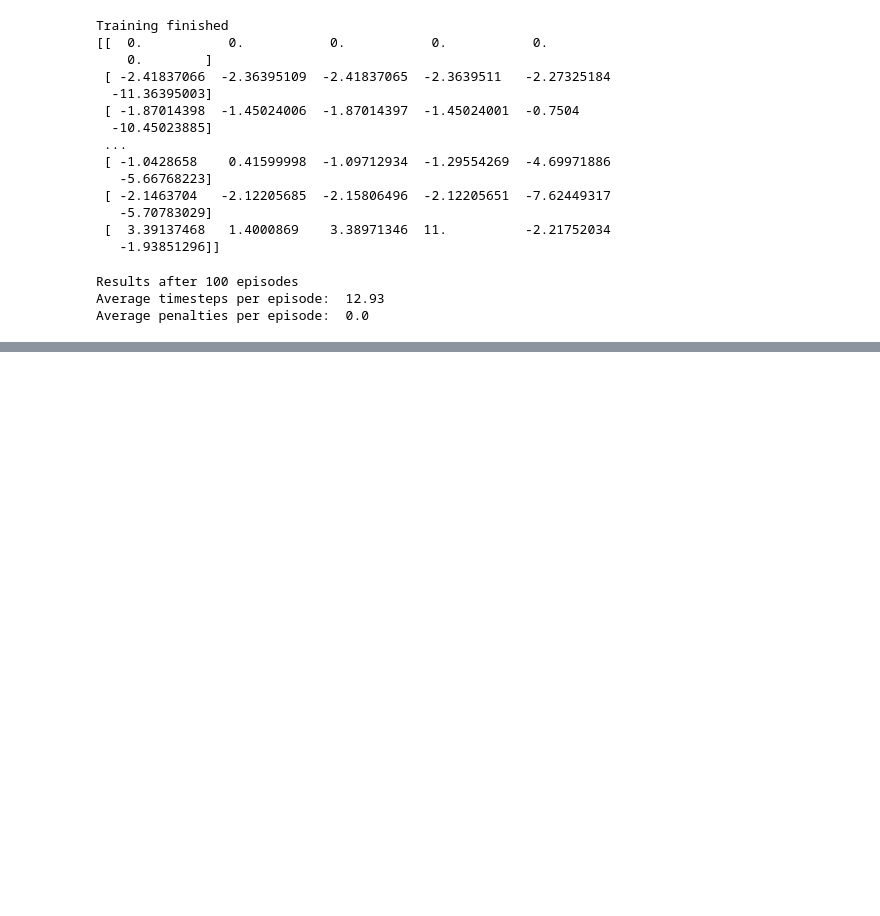
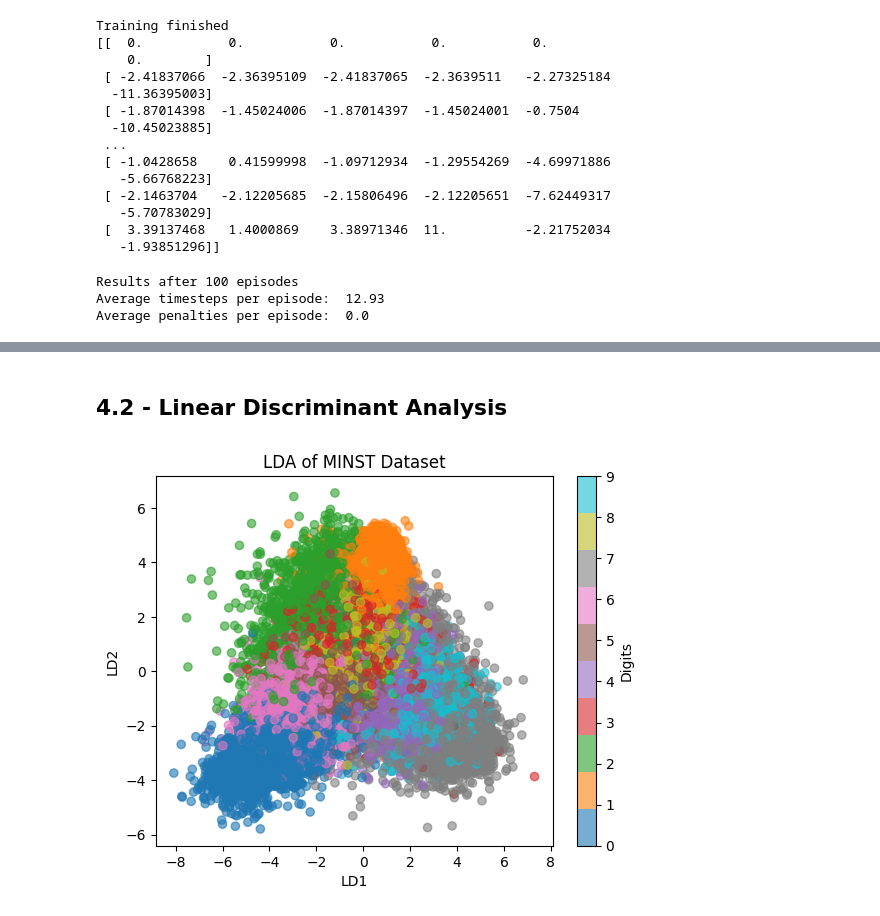
Before and after one commit to orhanaydinn/machineLearning, a Jupyter notebook: machineLearning_Techniques.ipynb, the cells around one changed output, grey strips where cells are left out. Drawn from its saved outputs; the diff is of its cells as text; code cells hidden in the pictures; blank space fills up the shorter version.

Commit message:
feat: added Linear Discriminant - LDA vs PCA - TSNE

```diff
--- a/machineLearning_Techniques.ipynb
+++ b/machineLearning_Techniques.ipynb
@@ -2373,0 +2418,25 @@ Average penalties per episode:  0.0
+# %% [markdown]
+## 4.2 - Linear Discriminant Analysis
+# %%
+from sklearn.datasets import fetch_openml
+from sklearn.discriminant_analysis import LinearDiscriminantAnalysis  # Corrected typo
+from sklearn.decomposition import PCA
+import matplotlib.pyplot as plt
+
+minst = fetch_openml("mnist_784", version = 1)
+
+X = minst.data
+y = minst.target.astype(int)
+
+lda = LinearDiscriminantAnalysis(n_components = 2) # Corrected typo
+X_lda = lda.fit_transform(X, y)
+
+plt.figure()
+plt.scatter(X_lda[:, 0], X_lda[:, 1], c = y, cmap = "tab10", alpha = 0.6)
+plt.title("LDA of MINST Dataset")
+plt.xlabel("LD1")
+plt.ylabel("LD2")
+plt.colorbar(label="Digits")
+plt.show()
+# %% [output]
+[figure, added]
```
Also changed, not shown: parts of 9 cells of this notebook.
